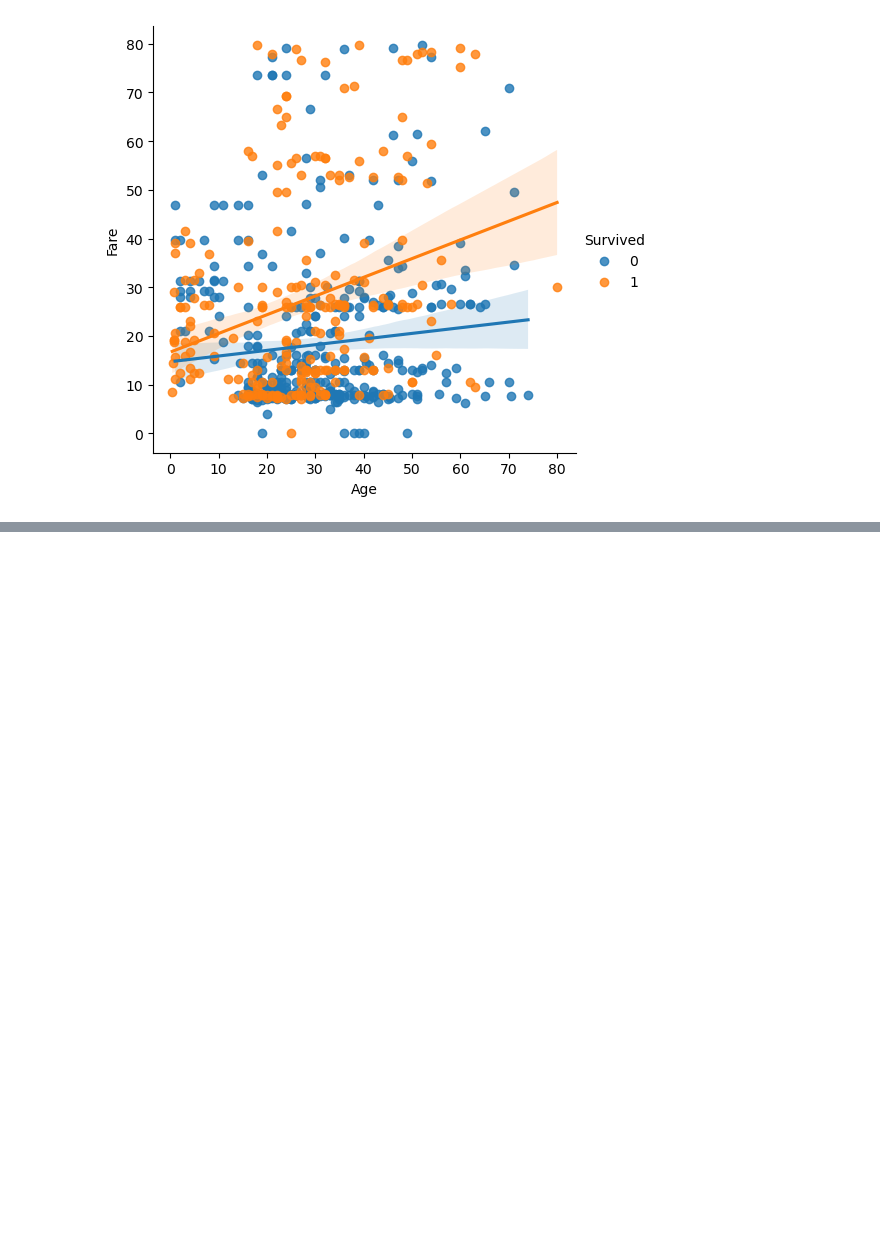
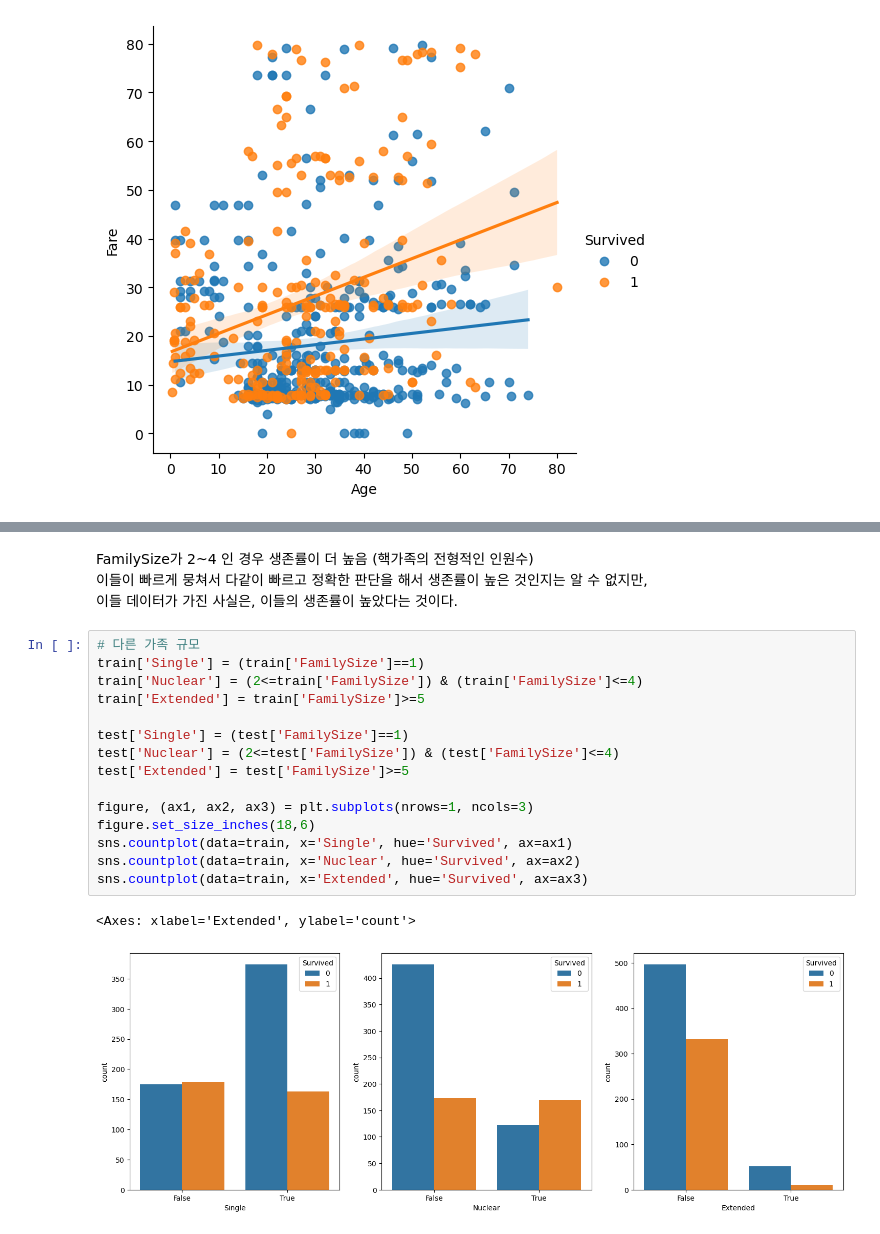
Before and after one commit to alwaysbemyday1/kaggle, a Jupyter notebook: Titanic/2nd_submission.ipynb, the cells around one changed output, grey strips where cells are left out. Cells and saved outputs as stored; diff of their text form; blank space fills up the shorter version.

```diff
--- a/Titanic/2nd_submission.ipynb
+++ b/Titanic/2nd_submission.ipynb
@@ -165,0 +186,22 @@ sns.lmplot(LowFare, x='Age', y='Fare', hue='Survived')
+# %% [markdown]
+FamilySize가 2~4 인 경우 생존률이 더 높음 (핵가족의 전형적인 인원수)
+이들이 빠르게 뭉쳐서 다같이 빠르고 정확한 판단을 해서 생존률이 높은 것인지는 알 수 없지만,
+이들 데이터가 가진 사실은, 이들의 생존률이 높았다는 것이다.
+# %%
+# 다른 가족 규모
+train['Single'] = (train['FamilySize']==1)
+train['Nuclear'] = (2<=train['FamilySize']) & (train['FamilySize']<=4)
+train['Extended'] = train['FamilySize']>=5
+
+test['Single'] = (test['FamilySize']==1)
+test['Nuclear'] = (2<=test['FamilySize']) & (test['FamilySize']<=4)
+test['Extended'] = test['FamilySize']>=5
+
+figure, (ax1, ax2, ax3) = plt.subplots(nrows=1, ncols=3)
+figure.set_size_inches(18,6)
+sns.countplot(data=train, x='Single', hue='Survived', ax=ax1)
+sns.countplot(data=train, x='Nuclear', hue='Survived', ax=ax2)
+sns.countplot(data=train, x='Extended', hue='Survived', ax=ax3)
+# %% [output]
+<Axes: xlabel='Extended', ylabel='count'>
+[figure, added]
```
Also changed, not shown: parts of 6 cells of this notebook.
